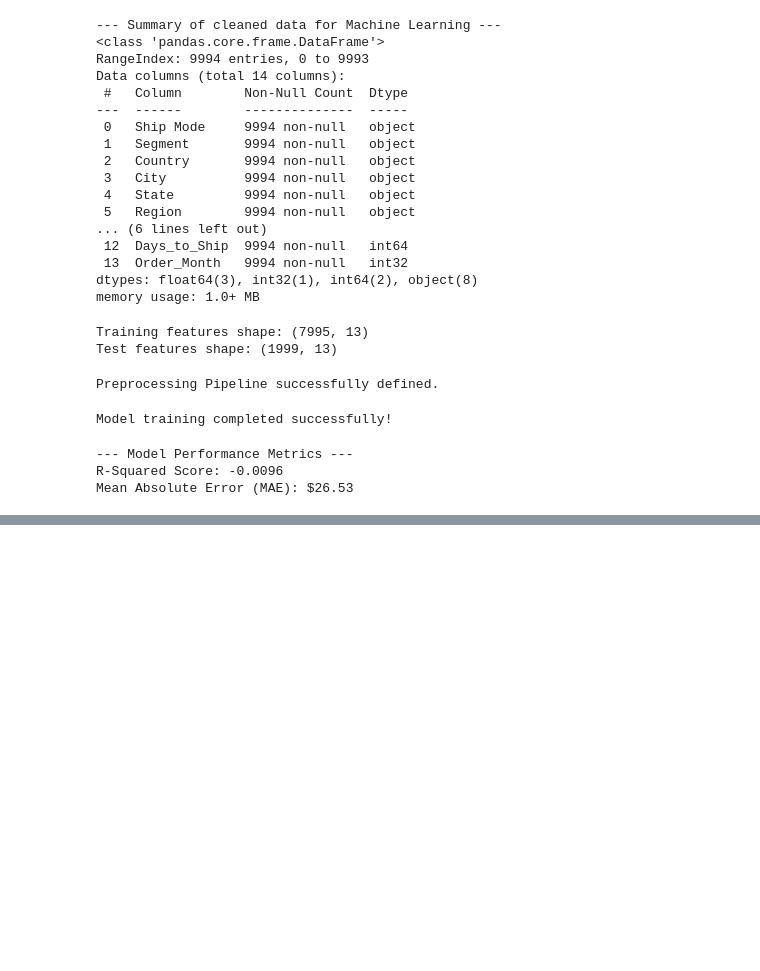
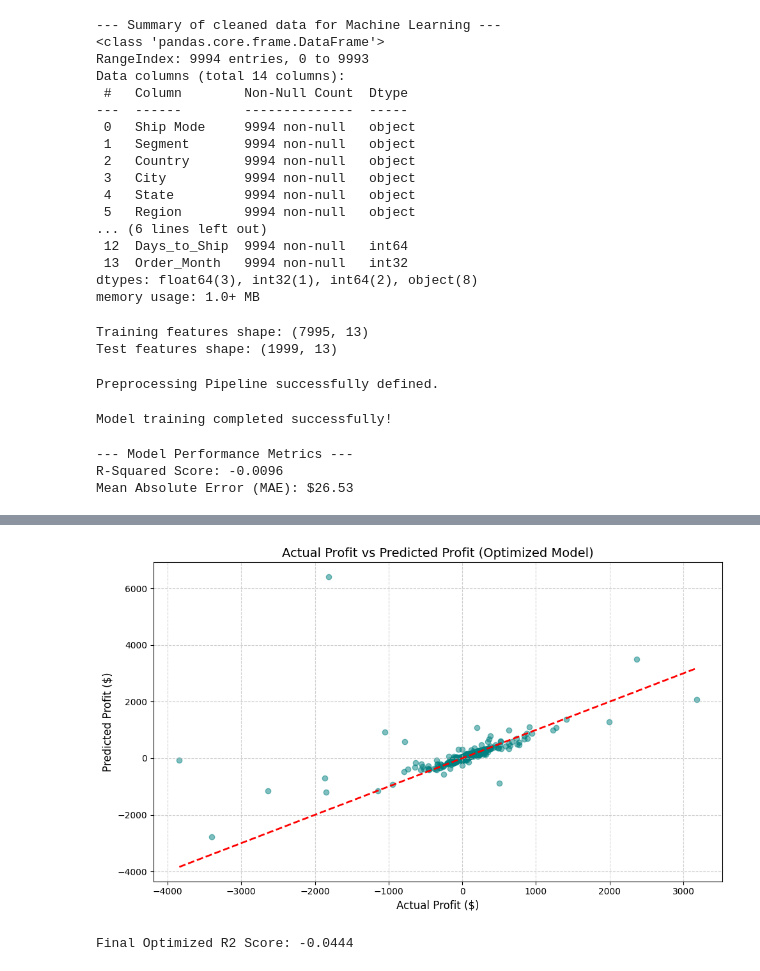
Before and after one commit to abdulkhaleq-sahel/data-science-portfolio, a Jupyter notebook: project-2-machine-learning/Machine_Learning_Profit_Prediction.ipynb, the cells around one changed output, grey strips where cells are left out. Cells and saved outputs as stored; diff of their text form; code cells hidden in the pictures; blank space fills up the shorter version.

```diff
--- a/project-2-machine-learning/Machine_Learning_Profit_Prediction.ipynb
+++ b/project-2-machine-learning/Machine_Learning_Profit_Prediction.ipynb
@@ -186,0 +258,25 @@ Mean Absolute Error (MAE): $26.53
+# %%
+# ============================================================
+# STEP 8: FINAL PREDICTION & ACTUAL VS PREDICTED PLOT
+# ============================================================
+
+# Use the optimized model to predict
+y_pred_final = best_model.predict(X_test)
+
+# Plotting Actual vs Predicted values
+plt.figure(figsize=(10, 6))
+plt.scatter(y_test, y_pred_final, alpha=0.5, color='teal')
+plt.plot([y_test.min(), y_test.max()], [y_test.min(), y_test.max()], 'r--', lw=2)
+
+plt.title('Actual Profit vs Predicted Profit (Optimized Model)', fontsize=14)
+plt.xlabel('Actual Profit ($)', fontsize=12)
+plt.ylabel('Predicted Profit ($)', fontsize=12)
+plt.grid(True, linestyle='--', alpha=0.6)
+plt.tight_layout()
+plt.show()
+
+# Final accuracy check
+print(f"Final Optimized R2 Score: {r2_score(y_test, y_pred_final):.4f}")
+# %% [output]
+[figure, added]
+Final Optimized R2 Score: -0.0444
```
Also changed, not shown: parts of 3 cells of this notebook.
